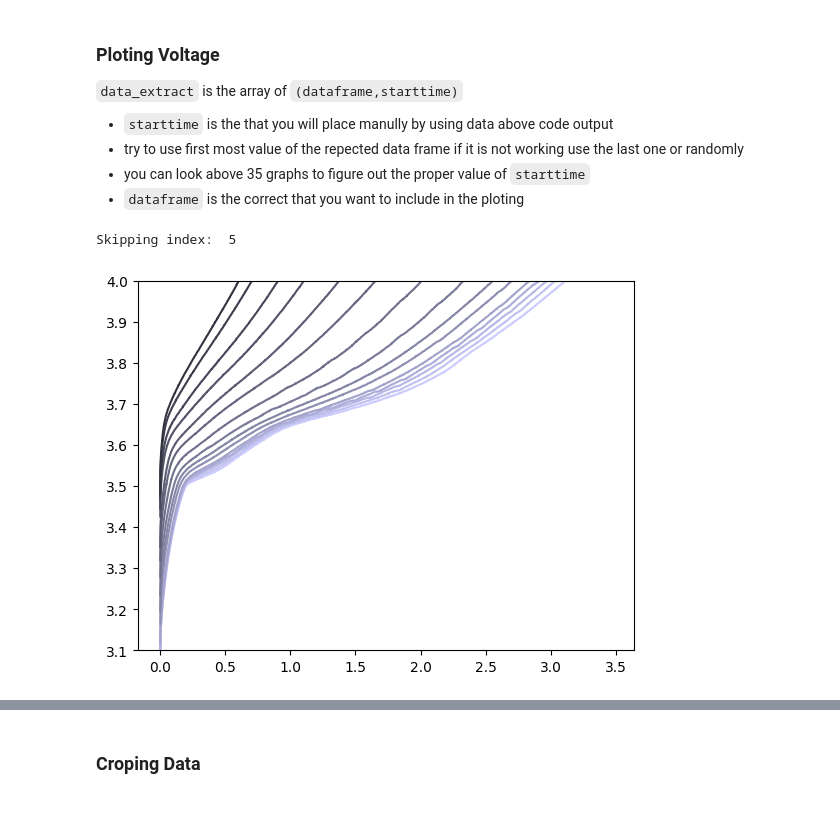
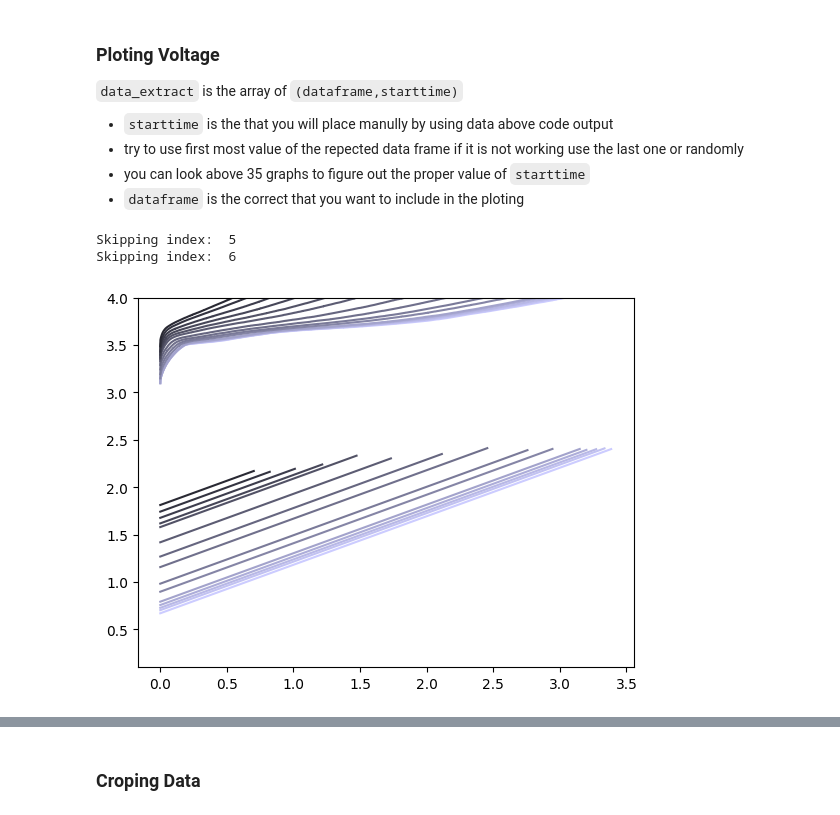
Before and after one commit to umerghafoor/battery-degradation-trajectory-prediction, a Jupyter notebook: data_preperation_for_neuralnetwoks.ipynb, the cells around one changed output, grey strips where cells are left out. Cells and saved outputs as stored; diff of their text form; code cells hidden in the pictures.

```diff
--- a/data_preperation_for_neuralnetwoks.ipynb
+++ b/data_preperation_for_neuralnetwoks.ipynb
@@ -8,7 +8,7 @@ from functions import *
 # 1 Folder Data loading
 The code is loading multiple CSV files from a specified folder path and converting them into pandas DataFrames.
 # %%
-folder_path = "data/e production=ep sanyo ep sanyo 031"
+folder_path = "data/e production=ep sanyo ep sanyo 020"
 csv_files = glob.glob(os.path.join(folder_path, "*.csv"))
 
 dataframes = []
@@ -136,7 +136,7 @@ range(0, 16)
 ### Extract Requried data
 `skip_indeces` are thoese which is creating problem in graph
 # %%
-skip_indices = [5]
+skip_indices = []
 
 extracted_capacity_values = [value for i, value in enumerate(capacity_values_list) if i not in skip_indices]
 
@@ -206,20 +206,22 @@ plt.show()
 - you can look above 35 graphs to figure out the proper value of  `starttime`
 - `dataframe` is the correct that you want to include in the ploting
 # %%
-columns_to_plot = [15]
+columns_to_plot = [15,9]
 
 plt1 = plt
+plt2 = plt
 i=0
 
 for i,dataframe in enumerate(filtered_dataframes):
     if i not in skip_indices:
         start_time = filtered_dataframes[i].iloc[0]['Zeit']
-        plot_threshold_same_plot(columns_to_plot, filtered_dataframes[i], start_time, start_time+4, plt1, y_min=3.1, y_max=4,i=i)
+        plot_threshold_same_plot(columns_to_plot, filtered_dataframes[i], start_time, start_time+4, plt1, y_min=0.1, y_max=4,i=i)
     else:
         print("Skipping index: ",i)
 i=i+1
 
 plt1.show()
 # %% [output]
 Skipping index:  5
+Skipping index:  6
-[figure, old version]
+[figure, new version]
```
Also changed, not shown: parts of 7 cells of this notebook, 1 other file.
